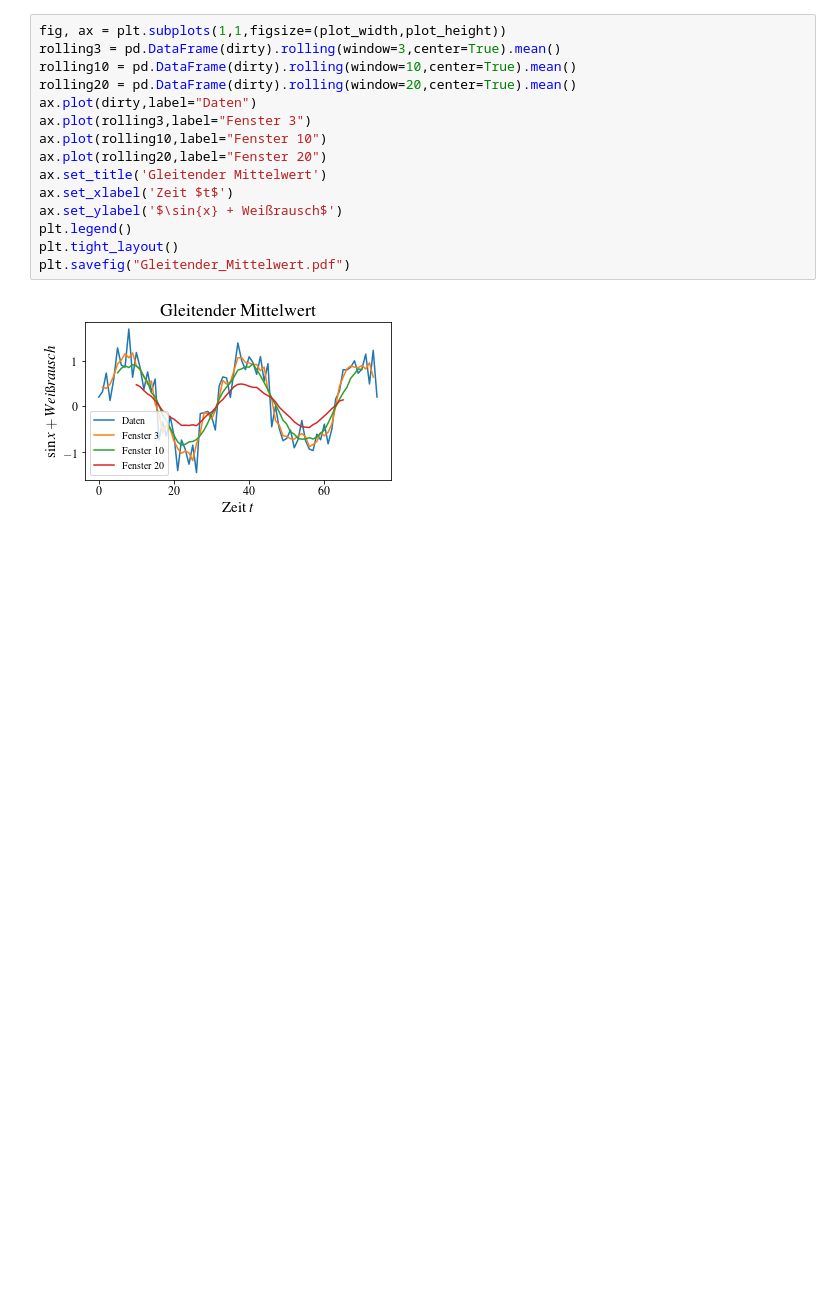
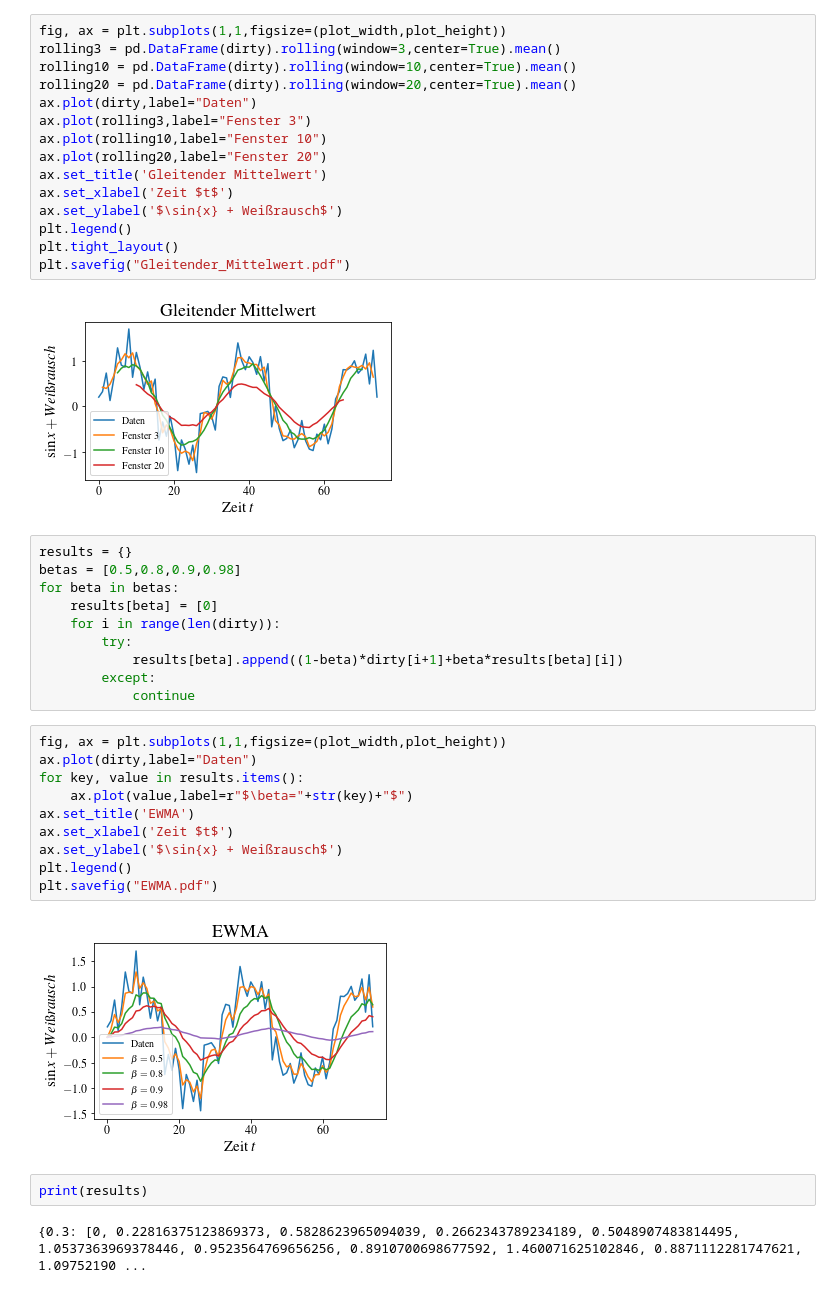
Before and after one commit to klauszi/KIS_Seminar, a Jupyter notebook: plots/Untitled.ipynb, the cells around one changed output. Cells and saved outputs as stored; diff of their text form; blank space fills up the shorter version.

Commit message:
ewma plot + def

```diff
--- a/plots/Untitled.ipynb
+++ b/plots/Untitled.ipynb
@@ -128,3 +128,29 @@ plt.tight_layout()
 plt.savefig("Gleitender_Mittelwert.pdf")
 # %% [output]
 [figure]
+# %%
+results = {}
+betas = [0.5,0.8,0.9,0.98]
+for beta in betas:
+    results[beta] = [0]
+    for i in range(len(dirty)):
+        try:
+            results[beta].append((1-beta)*dirty[i+1]+beta*results[beta][i])
+        except:
+            continue
+# %%
+fig, ax = plt.subplots(1,1,figsize=(plot_width,plot_height))
+ax.plot(dirty,label="Daten")
+for key, value in results.items():
+    ax.plot(value,label=r"$\beta="+str(key)+"$")
+ax.set_title('EWMA')
+ax.set_xlabel('Zeit $t$')
+ax.set_ylabel('$\sin{x} + Weißrausch$')
+plt.legend()
+plt.savefig("EWMA.pdf")
+# %% [output]
+[figure, added]
+# %%
+print(results)
+# %% [output]
+{0.3: [0, 0.22816375123869373, 0.5828623965094039, 0.2662343789234189, 0.5048907483814495, 1.0537363969378446, 0.9523564769656256, 0.8910700698677592, 1.460071625102846, 0.8871112281747621, 1.09752190 ...
```
Also changed, not shown: 3 other files.
